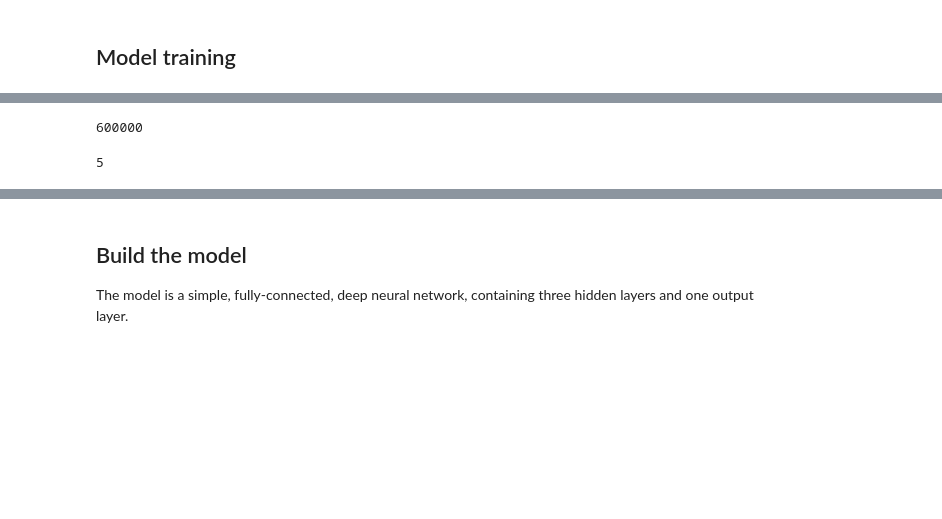
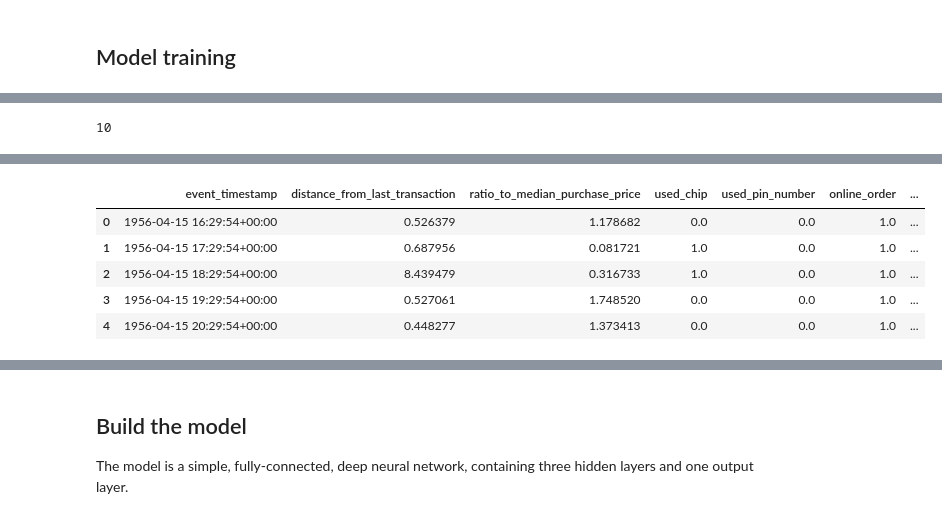
Before and after one commit to dmartinol/fraud-detection, a Jupyter notebook: 1_experiment_train_feast.ipynb, the cells around one changed output, grey strips where cells are left out. Saved outputs shown, nothing was run; the diff lists cells and outputs as text; code cells hidden in the pictures; blank space fills up the shorter version.

```diff
--- a/1_experiment_train_feast.ipynb
+++ b/1_experiment_train_feast.ipynb
@@ -146,9 +146,8 @@ def add_timestamps(df):
     timestamps['created'] = timestamps['ts']
     df = pd.concat(objs=[df, timestamps], axis=1)
     columns = df.columns.tolist()
-    columns.insert(0, columns.pop(8))
-    columns.insert(1, columns.pop(10))
-    columns.insert(2, columns.pop(10))
+    columns.insert(0, columns.pop(9))
+    columns.insert(0, columns.pop(9))
     return df[columns]
 # %%
 xtrain = pd.read_csv('data/train.csv')
@@ -327,16 +378,15 @@ store.list_entities()
 # %%
 datetimes = xtrain['ts'].dt.to_pydatetime().tolist()
+datetimes=datetimes[:10]
 len(datetimes)
 # del xtrain
 # del xval
 # del xtest
 # %% [output]
-600000
+10
 # %%
-datetimes=datetimes[:5]
-len(datetimes)
+# datetimes=datetimes[:5]
+# len(datetimes)
-# %% [output]
-5
 # %%
 # Fetch historical data
 entity_df = pd.DataFrame.from_dict(
@@ -349,11 +399,16 @@ entity_df = pd.DataFrame.from_dict(
 # fv = store.registry.get_feature_view('training', store.project)
 # fv
 # %%
-%%timeit -r 1 -n 1
+# %%timeit -r 1 -n 1
 training_df = store.get_historical_features(
     entity_df=entity_df,
     features=[
         "training:distance_from_last_transaction",
+        "training:ratio_to_median_purchase_price",
+        "training:used_chip",
+        "training:used_pin_number",
+        "training:online_order",
+        "training:fraud",
     ]
 ).to_df()
 training_df.head()
@@ -367 +421,7 @@ training_df.head()
+|  | event_timestamp | distance_from_last_transaction | ratio_to_median_purchase_price | used_chip | used_pin_number | online_order | ... |
+| 0 | 1956-04-15 16:29:54+00:00 | 0.526379 | 1.178682 | 0.0 | 0.0 | 1.0 | ... |
+| 1 | 1956-04-15 17:29:54+00:00 | 0.687956 | 0.081721 | 1.0 | 0.0 | 1.0 | ... |
+| 2 | 1956-04-15 18:29:54+00:00 | 8.439479 | 0.316733 | 1.0 | 0.0 | 1.0 | ... |
+| 3 | 1956-04-15 19:29:54+00:00 | 0.527061 | 1.748520 | 0.0 | 0.0 | 1.0 | ... |
+| 4 | 1956-04-15 20:29:54+00:00 | 0.448277 | 1.373413 | 0.0 | 0.0 | 1.0 | ... |
 # %%
```
Also changed, not shown: parts of 21 cells of this notebook.
